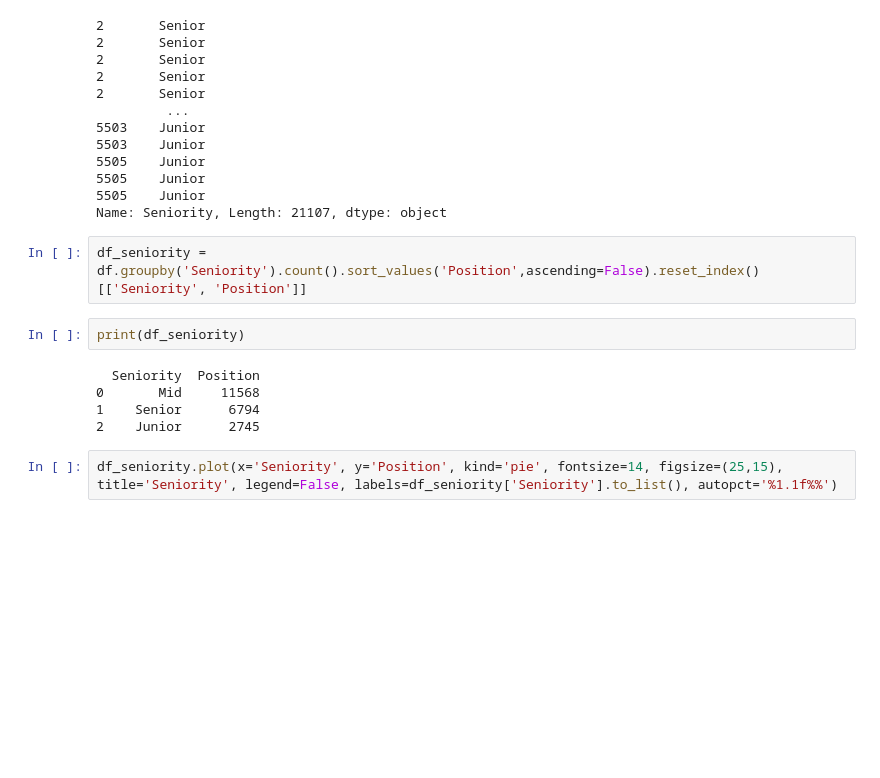
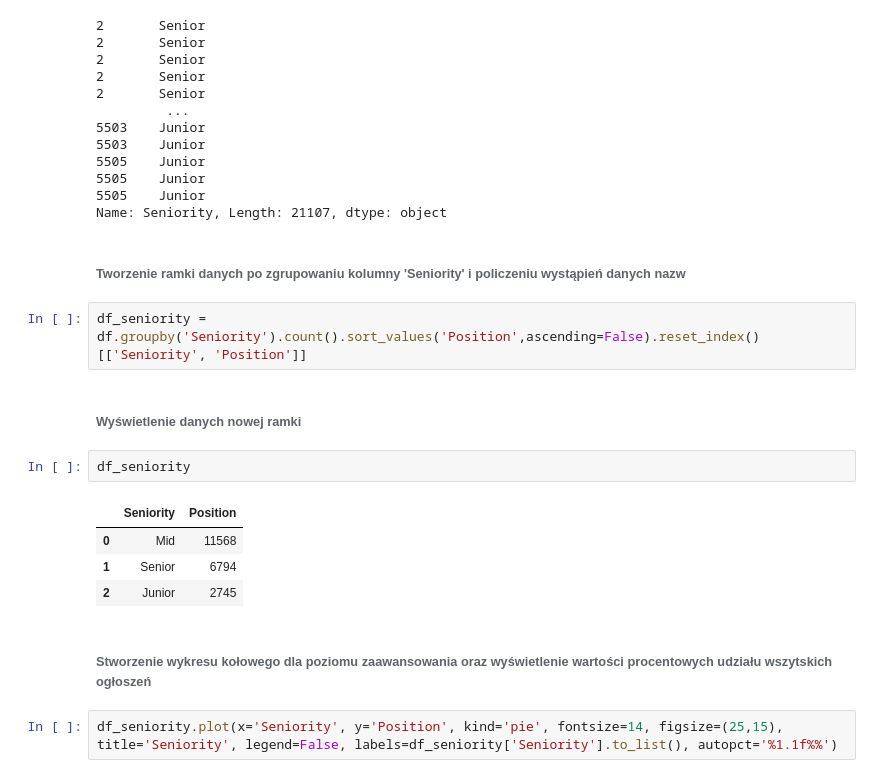
Before and after one commit to janiszewskibartlomiej/justjoint_it_data_analysis-Thesis_Postgraduate_studies_on_WSB, a Jupyter notebook: justjoinit_data_preparetor.ipynb, the cells around one changed output. Saved outputs shown, nothing was run; the diff lists cells and outputs as text; blank space fills up the shorter version.

```diff
--- a/justjoinit_data_preparetor.ipynb
+++ b/justjoinit_data_preparetor.ipynb
@@ -331,15 +364,21 @@ df['Seniority']
 5505    Junior
 5505    Junior
 Name: Seniority, Length: 21107, dtype: object
+# %% [markdown]
+###### Tworzenie ramki danych po zgrupowaniu kolumny 'Seniority' i policzeniu wystąpień danych nazw
 # %%
 df_seniority = df.groupby('Seniority').count().sort_values('Position',ascending=False).reset_index()[['Seniority', 'Position']]
-# %%
-print(df_seniority)
-# %% [output]
-  Seniority  Position
-0       Mid     11568
-1    Senior      6794
-2    Junior      2745
+# %% [markdown]
+###### Wyświetlenie danych nowej ramki
+# %%
+df_seniority
+# %% [output]
+|  | Seniority | Position |
+| 0 | Mid | 11568 |
+| 1 | Senior | 6794 |
+| 2 | Junior | 2745 |
+# %% [markdown]
+###### Stworzenie wykresu kołowego dla poziomu zaawansowania oraz wyświetlenie wartości procentowych udziału wszytskich ogłoszeń
 # %%
 df_seniority.plot(x='Seniority', y='Position', kind='pie', fontsize=14, figsize=(25,15), title='Seniority', legend=False, labels=df_seniority['Seniority'].to_list(), autopct='%1.1f%%')
 # %% [output]
```
Also changed, not shown: parts of 66 cells of this notebook, 1 other file.
